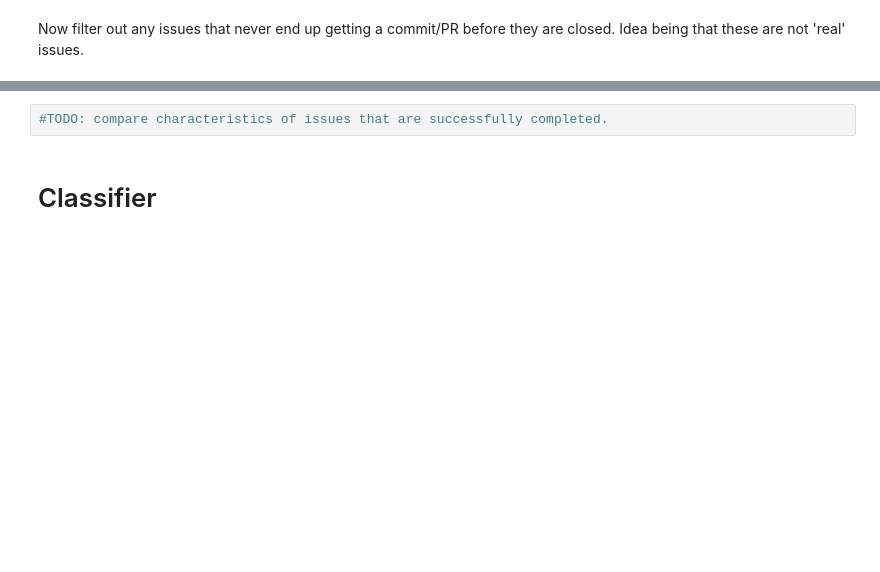
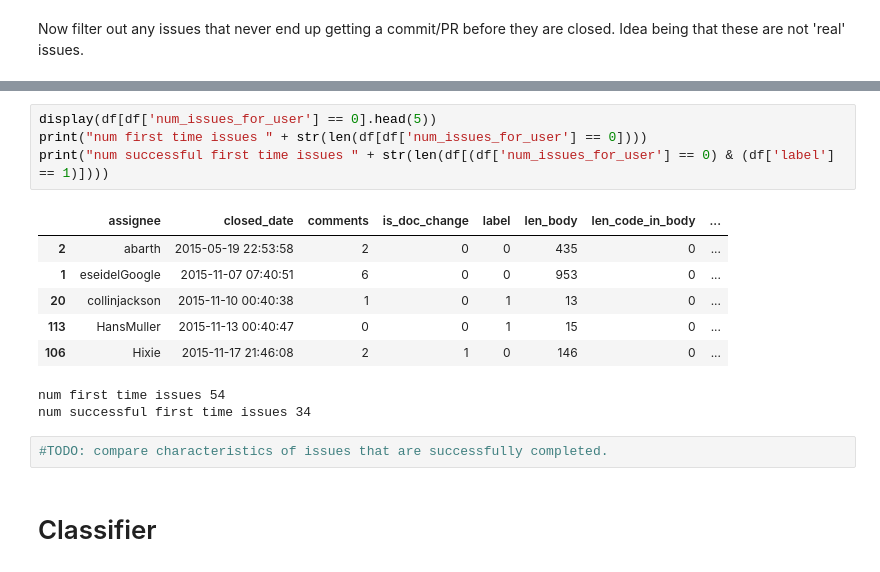
Before and after one commit to lstrait2/github-data-collection, a Jupyter notebook: src/tasking.ipynb, the cells around one changed output, grey strips where cells are left out. Drawn from its saved outputs; the diff is of its cells as text; blank space fills up the shorter version.

Commit message:
changed labeling method

```diff
--- a/src/tasking.ipynb
+++ b/src/tasking.ipynb
@@ -161,3 +159,16 @@ print(float(zero_count) / total_count)
+# %%
+display(df[df['num_issues_for_user'] == 0].head(5))
+print("num first time issues " + str(len(df[df['num_issues_for_user'] == 0])))
+print("num successful first time issues " + str(len(df[(df['num_issues_for_user'] == 0) & (df['label'] == 1)])))
+# %% [output]
+|  | assignee | closed_date | comments | is_doc_change | label | len_body | len_code_in_body | ... |
+| 2 | abarth | 2015-05-19 22:53:58 | 2 | 0 | 0 | 435 | 0 | ... |
+| 1 | eseidelGoogle | 2015-11-07 07:40:51 | 6 | 0 | 0 | 953 | 0 | ... |
+| 20 | collinjackson | 2015-11-10 00:40:38 | 1 | 0 | 1 | 13 | 0 | ... |
+| 113 | HansMuller | 2015-11-13 00:40:47 | 0 | 0 | 1 | 15 | 0 | ... |
+| 106 | Hixie | 2015-11-17 21:46:08 | 2 | 1 | 0 | 146 | 0 | ... |
+num first time issues 54
+num successful first time issues 34
 # %%
 #TODO: compare characteristics of issues that are successfully completed.
 # %% [markdown]
```
Also changed, not shown: parts of 13 cells of this notebook, 1 other file.
